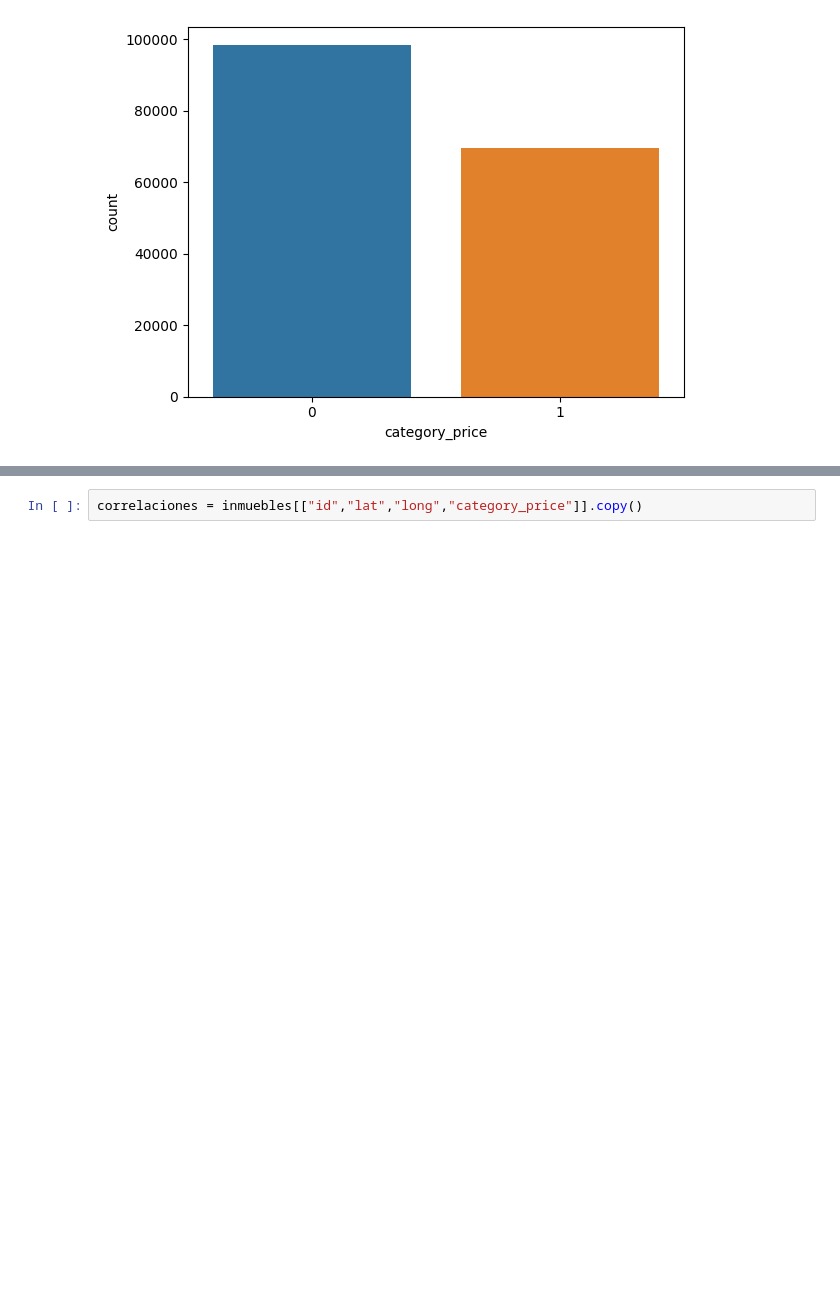
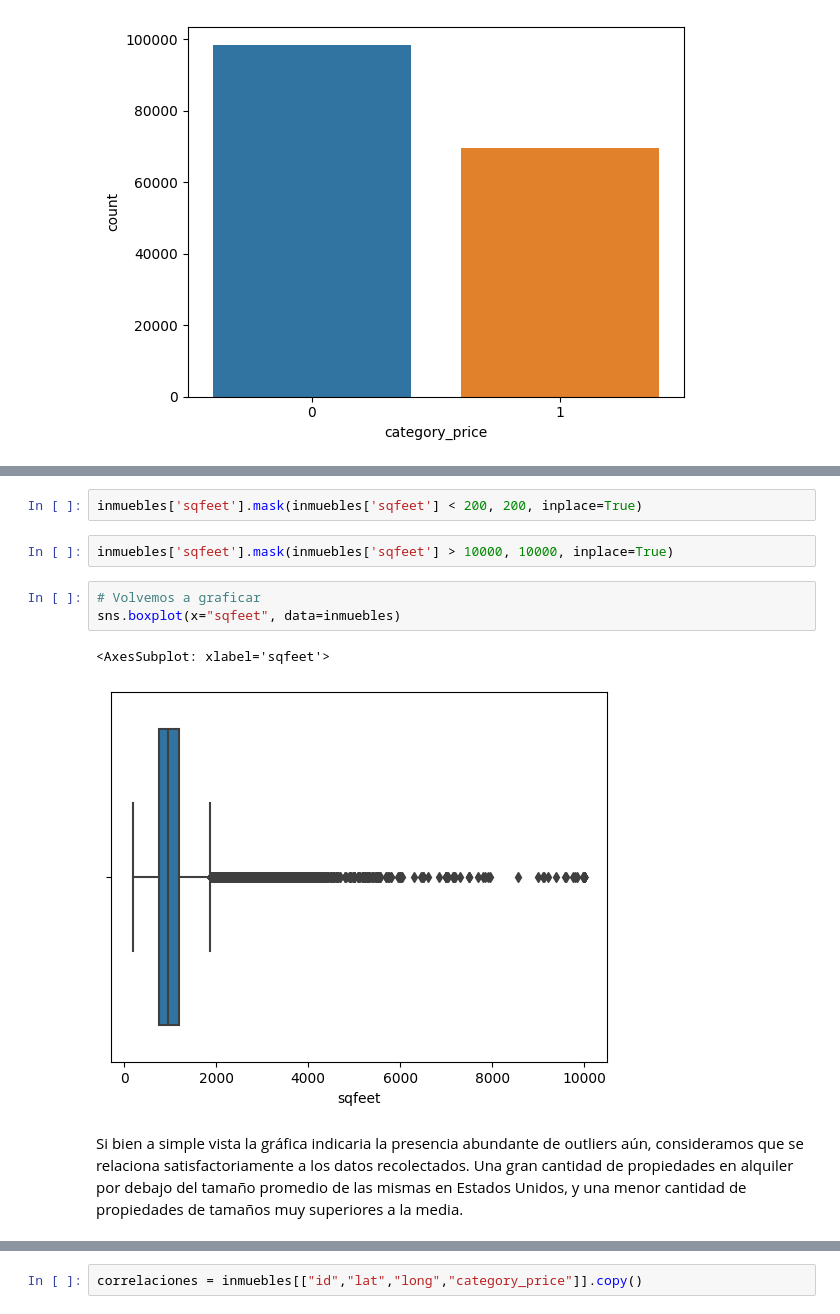
Before and after one commit to adelgerbo/Proyecto-Individual-Henry-II, a Jupyter notebook: machinelearning.ipynb, the cells around one changed output, grey strips where cells are left out. Saved outputs shown, nothing was run; the diff lists cells and outputs as text; blank space fills up the shorter version.

```diff
--- a/machinelearning.ipynb
+++ b/machinelearning.ipynb
@@ -192,0 +278,12 @@ Vamos a analizar ahora cada columna en particular, pero antes eliminaremos aquel
+# %%
+inmuebles['sqfeet'].mask(inmuebles['sqfeet'] < 200, 200, inplace=True)
+# %%
+inmuebles['sqfeet'].mask(inmuebles['sqfeet'] > 10000, 10000, inplace=True)
+# %%
+# Volvemos a graficar
+sns.boxplot(x="sqfeet", data=inmuebles)
+# %% [output]
+<AxesSubplot: xlabel='sqfeet'>
+[figure, added]
+# %% [markdown]
+Si bien a simple vista la gráfica indicaria la presencia abundante de outliers aún, consideramos que se relaciona satisfactoriamente a los datos recolectados. Una gran cantidad de propiedades en alquiler por debajo del tamaño promedio de las mismas en Estados Unidos, y una menor cantidad de propiedades de tamaños muy superiores a la media.
```
Also changed, not shown: parts of 51 cells of this notebook.
